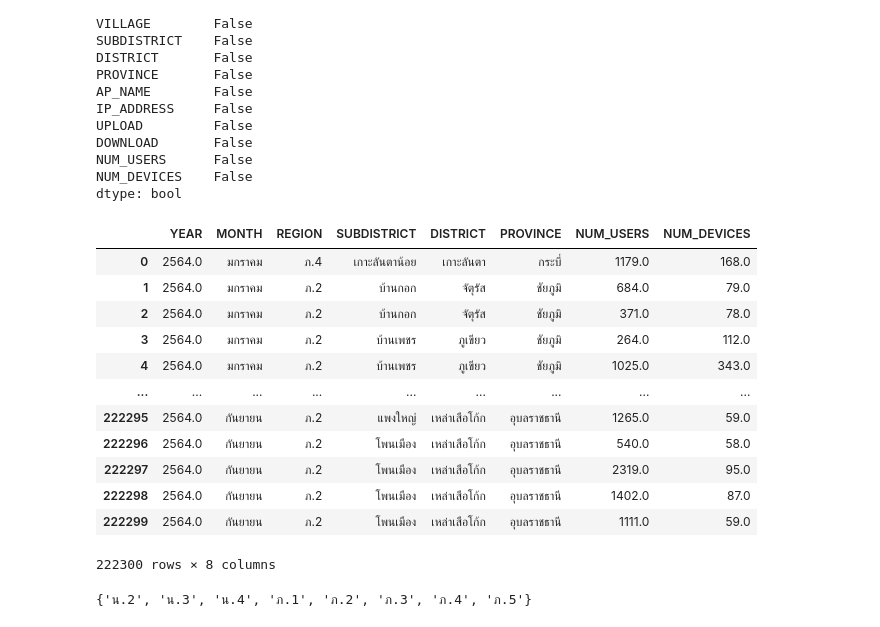
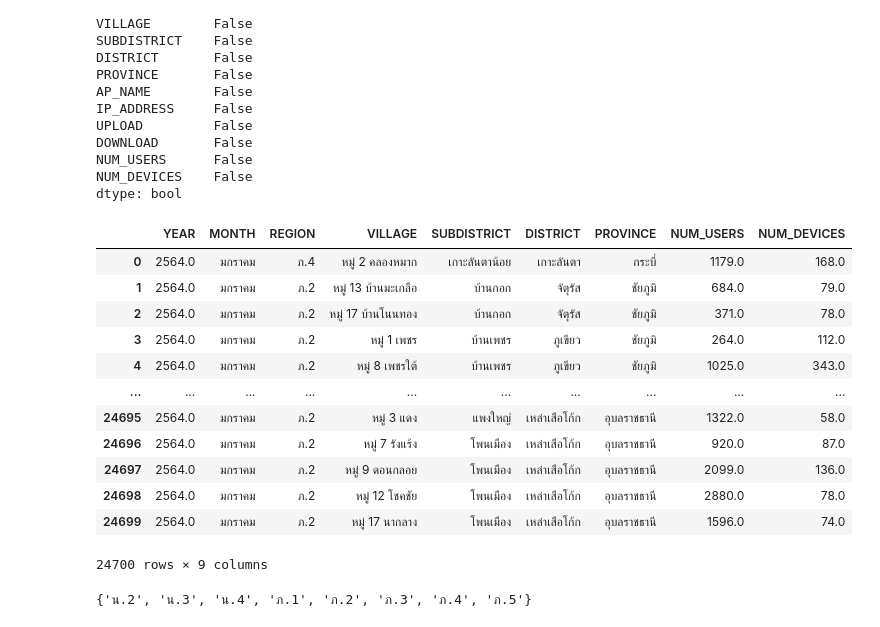
Before and after one commit to team0243/data_viz_2022, a Jupyter notebook: data_viz_project.ipynb, the cells around one changed output. Saved outputs shown, nothing was run; the diff lists cells and outputs as text; code cells hidden in the pictures.

```diff
--- a/data_viz_project.ipynb
+++ b/data_viz_project.ipynb
@@ -940,3 +852,3 @@ list_of_province
 # %%
-data_file_path = os.path.join(path,'usage_jan.xlsx')   # ดึงไฟล์จากไดร์ฟที่เราต้องการ
-data_31 = pd.read_excel(data_file_path)   # อ่านไฟล์ excel
+data_file_path = os.path.join(path,'usage_64_jan.xlsx')   # ดึงไฟล์จากไดร์ฟที่เราต้องการ
+data_e = pd.read_excel(data_file_path)   # อ่านไฟล์ excel
@@ -967,3 +854,0 @@ data_39 = pd.read_excel(data_file_path)   # อ่านไฟล์ excel
-# %%
-data_e =pd.concat([data_31,data_32,data_33,data_34,data_35,data_36,data_37,data_38,data_39], ignore_index=True) #,data_32,data_33,data_34,data_35
-data_e
@@ -1002,22 +889,22 @@ NUM_USERS      False
 NUM_DEVICES    False
 dtype: bool
 # %%
-data_e2 = data_e[['YEAR','MONTH','REGION','SUBDISTRICT','DISTRICT','PROVINCE','NUM_USERS','NUM_DEVICES']]
+data_e2 = data_e[['YEAR','MONTH','REGION','VILLAGE','SUBDISTRICT','DISTRICT','PROVINCE','NUM_USERS','NUM_DEVICES']]
 data_e2
 # %% [output]
-|  | YEAR | MONTH | REGION | SUBDISTRICT | DISTRICT | PROVINCE | NUM_USERS | NUM_DEVICES |
-| 0 | 2564.0 | มกราคม | ภ.4 | เกาะลันตาน้อย | เกาะลันตา | กระบี่ | 1179.0 | 168.0 |
-| 1 | 2564.0 | มกราคม | ภ.2 | บ้านกอก | จัตุรัส | ชัยภูมิ | 684.0 | 79.0 |
-| 2 | 2564.0 | มกราคม | ภ.2 | บ้านกอก | จัตุรัส | ชัยภูมิ | 371.0 | 78.0 |
-| 3 | 2564.0 | มกราคม | ภ.2 | บ้านเพชร | ภูเขียว | ชัยภูมิ | 264.0 | 112.0 |
-| 4 | 2564.0 | มกราคม | ภ.2 | บ้านเพชร | ภูเขียว | ชัยภูมิ | 1025.0 | 343.0 |
-| ... | ... | ... | ... | ... | ... | ... | ... | ... |
-| 222295 | 2564.0 | กันยายน | ภ.2 | แพงใหญ่ | เหล่าเสือโก้ก | อุบลราชธานี | 1265.0 | 59.0 |
-| 222296 | 2564.0 | กันยายน | ภ.2 | โพนเมือง | เหล่าเสือโก้ก | อุบลราชธานี | 540.0 | 58.0 |
-| 222297 | 2564.0 | กันยายน | ภ.2 | โพนเมือง | เหล่าเสือโก้ก | อุบลราชธานี | 2319.0 | 95.0 |
-| 222298 | 2564.0 | กันยายน | ภ.2 | โพนเมือง | เหล่าเสือโก้ก | อุบลราชธานี | 1402.0 | 87.0 |
-| 222299 | 2564.0 | กันยายน | ภ.2 | โพนเมือง | เหล่าเสือโก้ก | อุบลราชธานี | 1111.0 | 59.0 |
+|  | YEAR | MONTH | REGION | VILLAGE | SUBDISTRICT | DISTRICT | PROVINCE | NUM_USERS | NUM_DEVICES |
+| 0 | 2564.0 | มกราคม | ภ.4 | หมู่ 2 คลองหมาก | เกาะลันตาน้อย | เกาะลันตา | กระบี่ | 1179.0 | 168.0 |
+| 1 | 2564.0 | มกราคม | ภ.2 | หมู่ 13 บ้านมะเกลือ | บ้านกอก | จัตุรัส | ชัยภูมิ | 684.0 | 79.0 |
+| 2 | 2564.0 | มกราคม | ภ.2 | หมู่ 17 บ้านโนนทอง | บ้านกอก | จัตุรัส | ชัยภูมิ | 371.0 | 78.0 |
+| 3 | 2564.0 | มกราคม | ภ.2 | หมู่ 1 เพชร | บ้านเพชร | ภูเขียว | ชัยภูมิ | 264.0 | 112.0 |
+| 4 | 2564.0 | มกราคม | ภ.2 | หมู่ 8 เพชรใต้ | บ้านเพชร | ภูเขียว | ชัยภูมิ | 1025.0 | 343.0 |
+| ... | ... | ... | ... | ... | ... | ... | ... | ... | ... |
+| 24695 | 2564.0 | มกราคม | ภ.2 | หมู่ 3 แดง | แพงใหญ่ | เหล่าเสือโก้ก | อุบลราชธานี | 1322.0 | 58.0 |
+| 24696 | 2564.0 | มกราคม | ภ.2 | หมู่ 7 รังแร้ง | โพนเมือง | เหล่าเสือโก้ก | อุบลราชธานี | 920.0 | 87.0 |
+| 24697 | 2564.0 | มกราคม | ภ.2 | หมู่ 9 ดอนกลอย | โพนเมือง | เหล่าเสือโก้ก | อุบลราชธานี | 2099.0 | 136.0 |
+| 24698 | 2564.0 | มกราคม | ภ.2 | หมู่ 12 โชคชัย | โพนเมือง | เหล่าเสือโก้ก | อุบลราชธานี | 2880.0 | 78.0 |
+| 24699 | 2564.0 | มกราคม | ภ.2 | หมู่ 17 นากลาง | โพนเมือง | เหล่าเสือโก้ก | อุบลราชธานี | 1596.0 | 74.0 |
-222300 rows × 8 columns
+24700 rows × 9 columns
 # %%
 set(data_e2['REGION'])
 # %% [output]
```
Also changed, not shown: parts of 47 cells of this notebook.
